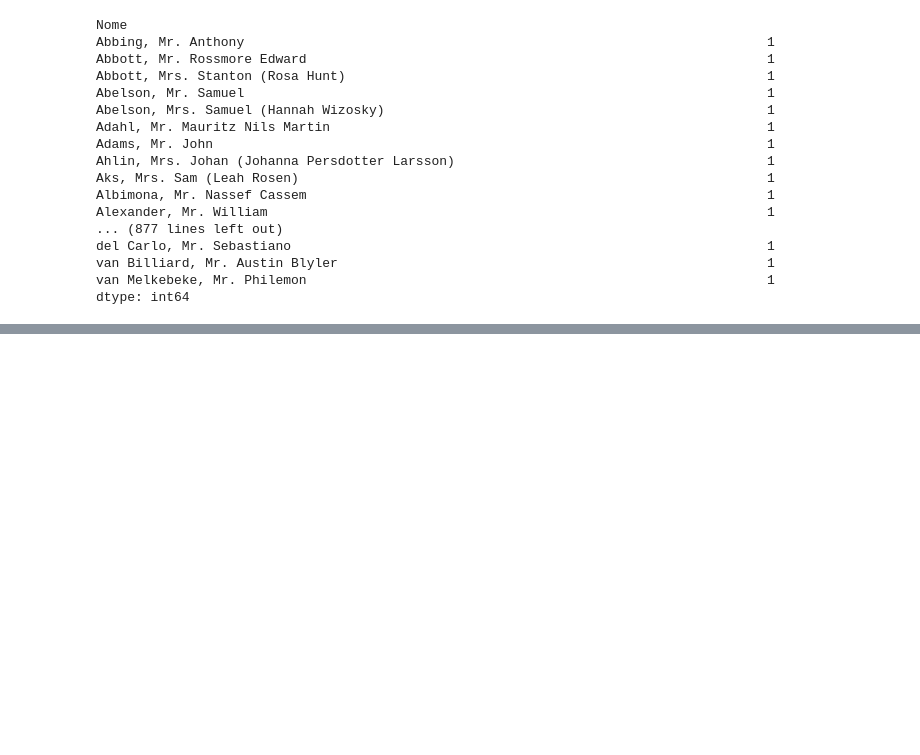
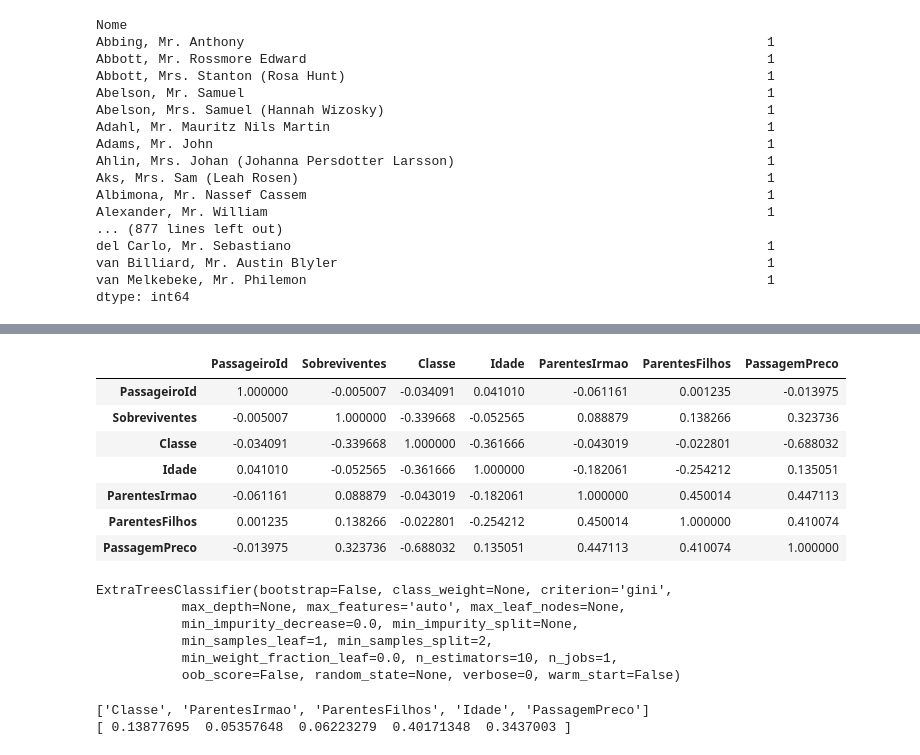
Before and after one commit to silvanopessoa/titanic, a Jupyter notebook: titanic-datamunging.ipynb, the cells around one changed output, grey strips where cells are left out. Drawn from its saved outputs; the diff is of its cells as text; code cells hidden in the pictures; blank space fills up the shorter version.

```diff
--- a/titanic-datamunging.ipynb
+++ b/titanic-datamunging.ipynb
@@ -836,0 +863,12 @@ dtype: int64
+# %%
+### spearman
+train.corr(method = 'spearman')
+# %% [output]
+|  | PassageiroId | Sobreviventes | Classe | Idade | ParentesIrmao | ParentesFilhos | PassagemPreco |
+| PassageiroId | 1.000000 | -0.005007 | -0.034091 | 0.041010 | -0.061161 | 0.001235 | -0.013975 |
+| Sobreviventes | -0.005007 | 1.000000 | -0.339668 | -0.052565 | 0.088879 | 0.138266 | 0.323736 |
+| Classe | -0.034091 | -0.339668 | 1.000000 | -0.361666 | -0.043019 | -0.022801 | -0.688032 |
+| Idade | 0.041010 | -0.052565 | -0.361666 | 1.000000 | -0.182061 | -0.254212 | 0.135051 |
+| ParentesIrmao | -0.061161 | 0.088879 | -0.043019 | -0.182061 | 1.000000 | 0.450014 | 0.447113 |
+| ParentesFilhos | 0.001235 | 0.138266 | -0.022801 | -0.254212 | 0.450014 | 1.000000 | 0.410074 |
+| PassagemPreco | -0.013975 | 0.323736 | -0.688032 | 0.135051 | 0.447113 | 0.410074 | 1.000000 |
@@ -836,0 +880,19 @@ dtype: int64
+# %%
+modelo = ExtraTreesClassifier()
+x = pd.DataFrame(train_dropna,columns=colunasNumericas).values
+y = train_dropna['Sobreviventes']
+modelo.fit(x,y)
+# %% [output]
+ExtraTreesClassifier(bootstrap=False, class_weight=None, criterion='gini',
+           max_depth=None, max_features='auto', max_leaf_nodes=None,
+           min_impurity_decrease=0.0, min_impurity_split=None,
+           min_samples_leaf=1, min_samples_split=2,
+           min_weight_fraction_leaf=0.0, n_estimators=10, n_jobs=1,
+           oob_score=False, random_state=None, verbose=0, warm_start=False)
+# %%
+### Quanto maior o score, maior a importância do atributo
+print(colunasNumericas)
+print(modelo.feature_importances_)
+# %% [output]
+['Classe', 'ParentesIrmao', 'ParentesFilhos', 'Idade', 'PassagemPreco']
+[ 0.13877695  0.05357648  0.06223279  0.40171348  0.3437003 ]
```
Also changed, not shown: parts of 5 cells of this notebook.
